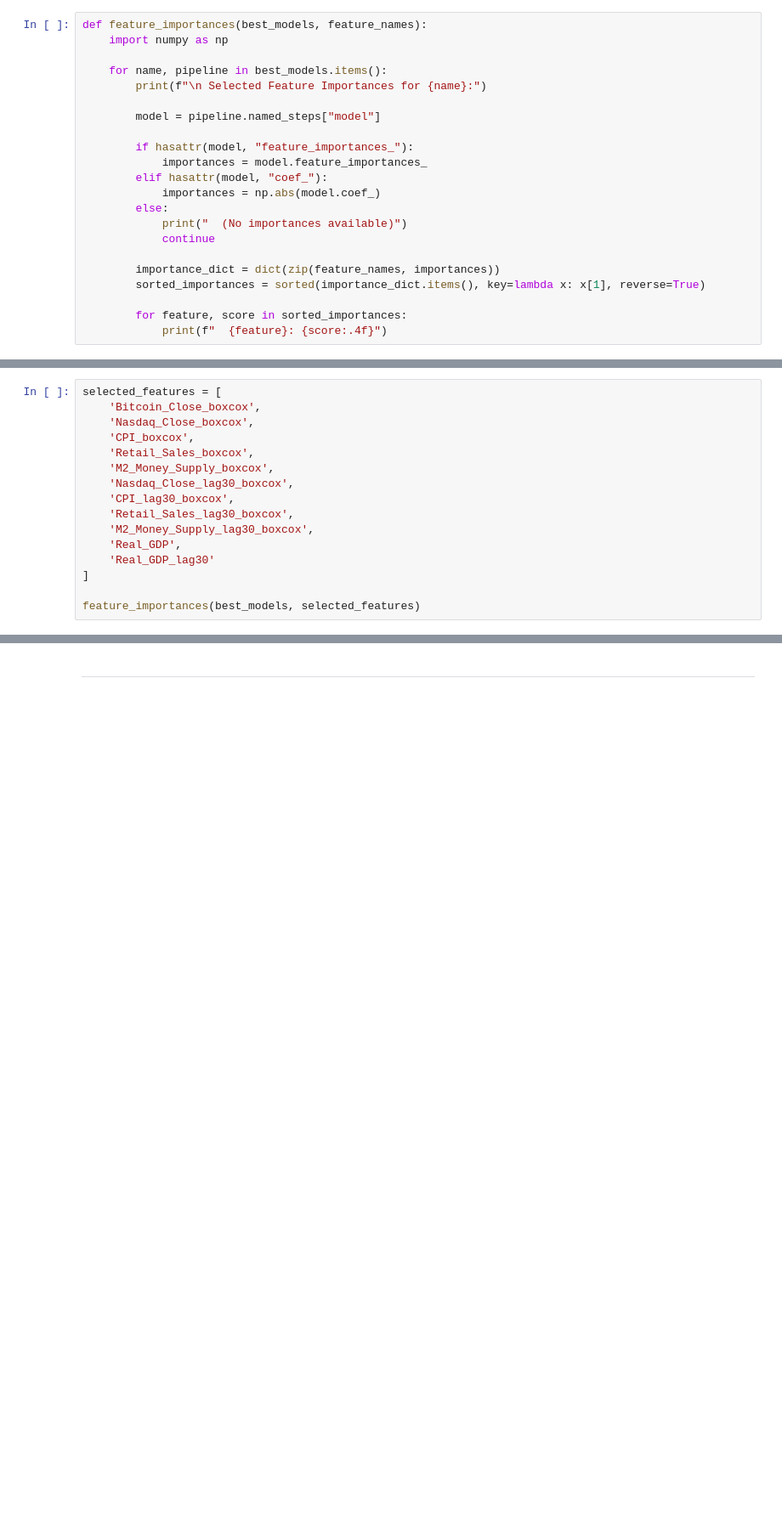
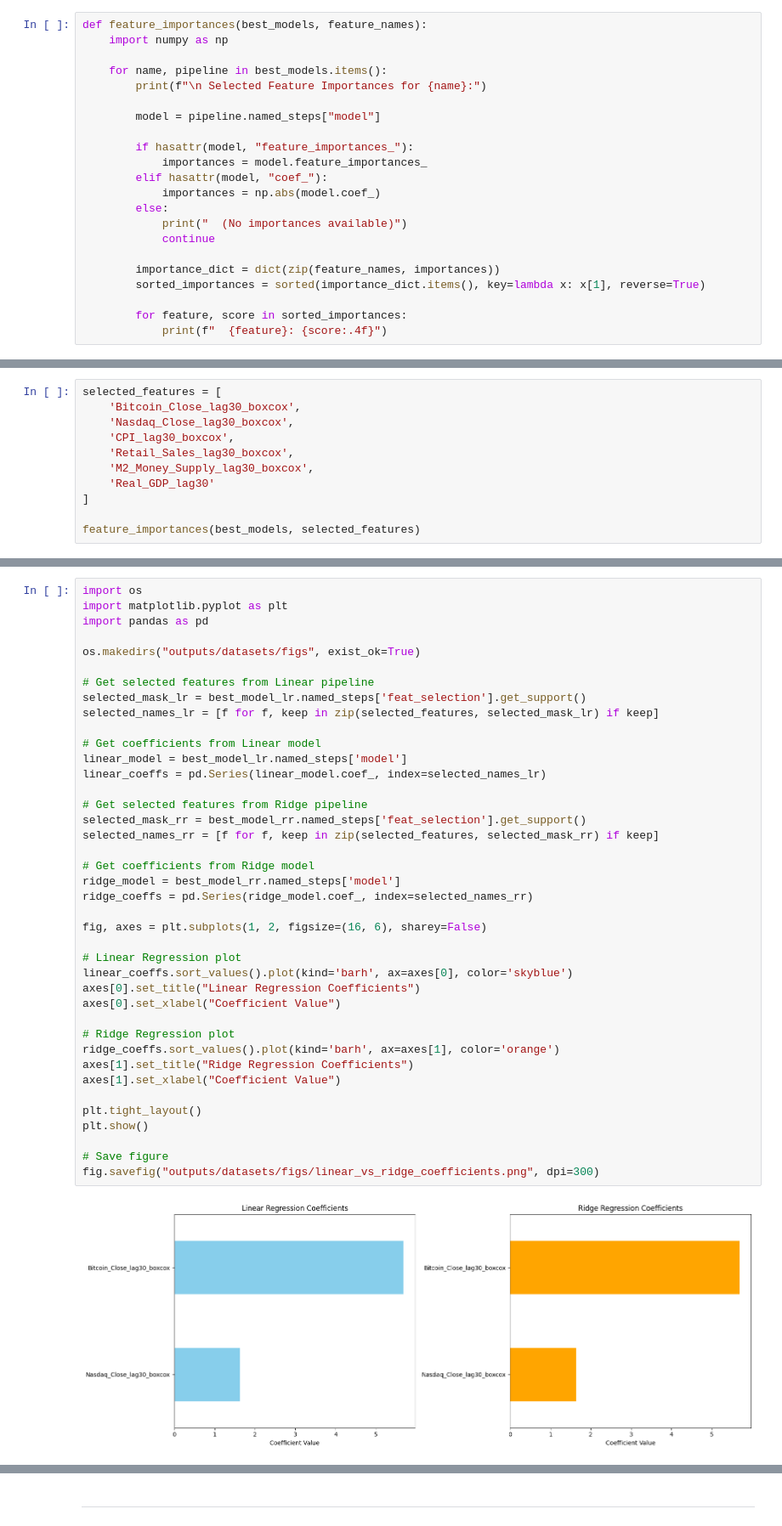
Before and after one commit to Mickyreegs/Project5, a Jupyter notebook: jupyter_notebooks/4_Modeling_And_Evaluation.ipynb, the cells around one changed output, grey strips where cells are left out. Shown at 85% size. Saved outputs shown, nothing was run; the diff lists cells and outputs as text; blank space fills up the shorter version.

```diff
--- a/jupyter_notebooks/4_Modeling_And_Evaluation.ipynb
+++ b/jupyter_notebooks/4_Modeling_And_Evaluation.ipynb
@@ -419,15 +414,10 @@ We see that Linear Regression uses current BitCoin price, Nasdaq Price and CPI.
 # %%
 selected_features = [
-    'Bitcoin_Close_boxcox',
-    'Nasdaq_Close_boxcox',
-    'CPI_boxcox',
-    'Retail_Sales_boxcox',
-    'M2_Money_Supply_boxcox',
+    'Bitcoin_Close_lag30_boxcox',
     'Nasdaq_Close_lag30_boxcox',
     'CPI_lag30_boxcox',
     'Retail_Sales_lag30_boxcox',
     'M2_Money_Supply_lag30_boxcox',
-    'Real_GDP',
     'Real_GDP_lag30'
 ]
 
@@ -447,0 +441,42 @@ feature_importances(best_models, selected_features)
+# %%
+import os
+import matplotlib.pyplot as plt
+import pandas as pd
+
+os.makedirs("outputs/datasets/figs", exist_ok=True)
+
+# Get selected features from Linear pipeline
+selected_mask_lr = best_model_lr.named_steps['feat_selection'].get_support()
+selected_names_lr = [f for f, keep in zip(selected_features, selected_mask_lr) if keep]
+
+# Get coefficients from Linear model
+linear_model = best_model_lr.named_steps['model']
+linear_coeffs = pd.Series(linear_model.coef_, index=selected_names_lr)
+
+# Get selected features from Ridge pipeline
+selected_mask_rr = best_model_rr.named_steps['feat_selection'].get_support()
+selected_names_rr = [f for f, keep in zip(selected_features, selected_mask_rr) if keep]
+
+# Get coefficients from Ridge model
+ridge_model = best_model_rr.named_steps['model']
+ridge_coeffs = pd.Series(ridge_model.coef_, index=selected_names_rr)
+
+fig, axes = plt.subplots(1, 2, figsize=(16, 6), sharey=False)
+
+# Linear Regression plot
+linear_coeffs.sort_values().plot(kind='barh', ax=axes[0], color='skyblue')
+axes[0].set_title("Linear Regression Coefficients")
+axes[0].set_xlabel("Coefficient Value")
+
+# Ridge Regression plot
+ridge_coeffs.sort_values().plot(kind='barh', ax=axes[1], color='orange')
+axes[1].set_title("Ridge Regression Coefficients")
+axes[1].set_xlabel("Coefficient Value")
+
+plt.tight_layout()
+plt.show()
+
+# Save figure
+fig.savefig("outputs/datasets/figs/linear_vs_ridge_coefficients.png", dpi=300)
+# %% [output]
+[figure, added]
```
Also changed, not shown: parts of 30 cells of this notebook, 14 other files.
